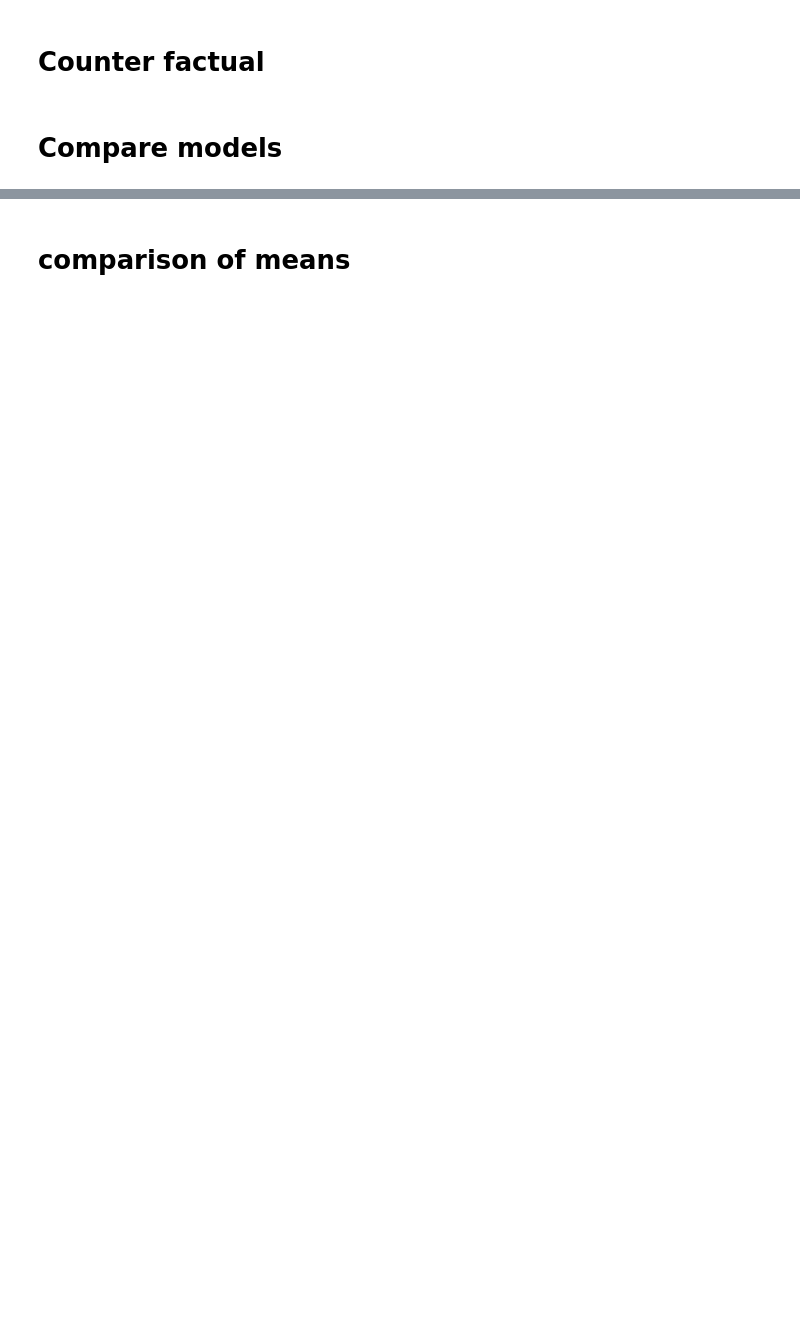
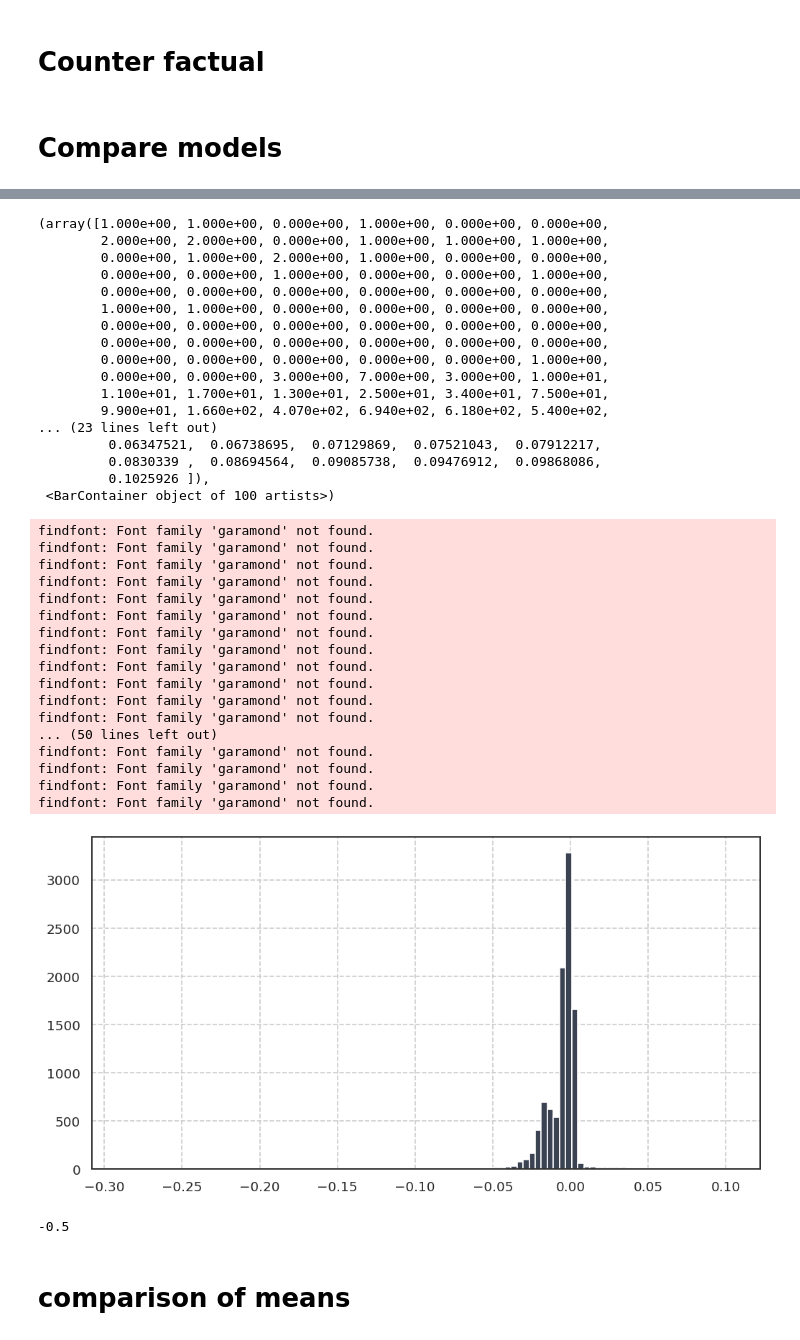
Before and after one commit to math869c/Design_retirement, a Jupyter notebook: Counter_factuals.ipynb, the cells around one changed output, grey strips where cells are left out. Saved outputs shown, nothing was run; the diff lists cells and outputs as text; code cells hidden in the pictures; blank space fills up the shorter version.

```diff
--- a/Counter_factuals.ipynb
+++ b/Counter_factuals.ipynb
@@ -88,3 +166,45 @@ total_margin
+# %%
+plt.hist(con_eq[:], bins=100)
+# %% [output]
+(array([1.000e+00, 1.000e+00, 0.000e+00, 1.000e+00, 0.000e+00, 0.000e+00,
+        2.000e+00, 2.000e+00, 0.000e+00, 1.000e+00, 1.000e+00, 1.000e+00,
+        0.000e+00, 1.000e+00, 2.000e+00, 1.000e+00, 0.000e+00, 0.000e+00,
+        0.000e+00, 0.000e+00, 1.000e+00, 0.000e+00, 0.000e+00, 1.000e+00,
+        0.000e+00, 0.000e+00, 0.000e+00, 0.000e+00, 0.000e+00, 0.000e+00,
+        1.000e+00, 1.000e+00, 0.000e+00, 0.000e+00, 0.000e+00, 0.000e+00,
+        0.000e+00, 0.000e+00, 0.000e+00, 0.000e+00, 0.000e+00, 0.000e+00,
+        0.000e+00, 0.000e+00, 0.000e+00, 0.000e+00, 0.000e+00, 0.000e+00,
+        0.000e+00, 0.000e+00, 0.000e+00, 0.000e+00, 0.000e+00, 1.000e+00,
+        0.000e+00, 0.000e+00, 3.000e+00, 7.000e+00, 3.000e+00, 1.000e+01,
+        1.100e+01, 1.700e+01, 1.300e+01, 2.500e+01, 3.400e+01, 7.500e+01,
+        9.900e+01, 1.660e+02, 4.070e+02, 6.940e+02, 6.180e+02, 5.400e+02,
+... (23 lines left out)
+         0.06347521,  0.06738695,  0.07129869,  0.07521043,  0.07912217,
+         0.0830339 ,  0.08694564,  0.09085738,  0.09476912,  0.09868086,
+         0.1025926 ]),
+ <BarContainer object of 100 artists>)
+findfont: Font family 'garamond' not found.
+findfont: Font family 'garamond' not found.
+findfont: Font family 'garamond' not found.
+findfont: Font family 'garamond' not found.
+findfont: Font family 'garamond' not found.
+findfont: Font family 'garamond' not found.
+findfont: Font family 'garamond' not found.
+findfont: Font family 'garamond' not found.
+findfont: Font family 'garamond' not found.
+findfont: Font family 'garamond' not found.
+findfont: Font family 'garamond' not found.
+findfont: Font family 'garamond' not found.
+... (50 lines left out)
+findfont: Font family 'garamond' not found.
+findfont: Font family 'garamond' not found.
+findfont: Font family 'garamond' not found.
+findfont: Font family 'garamond' not found.
+[figure, added]
+# %%
+np.round(np.mean(con_eq[:])*100,1)
+# %% [output]
+-0.5
 # %% [markdown]
 # comparison of means
 # %%
```
Also changed, not shown: parts of 17 cells of this notebook, 11 other files.
